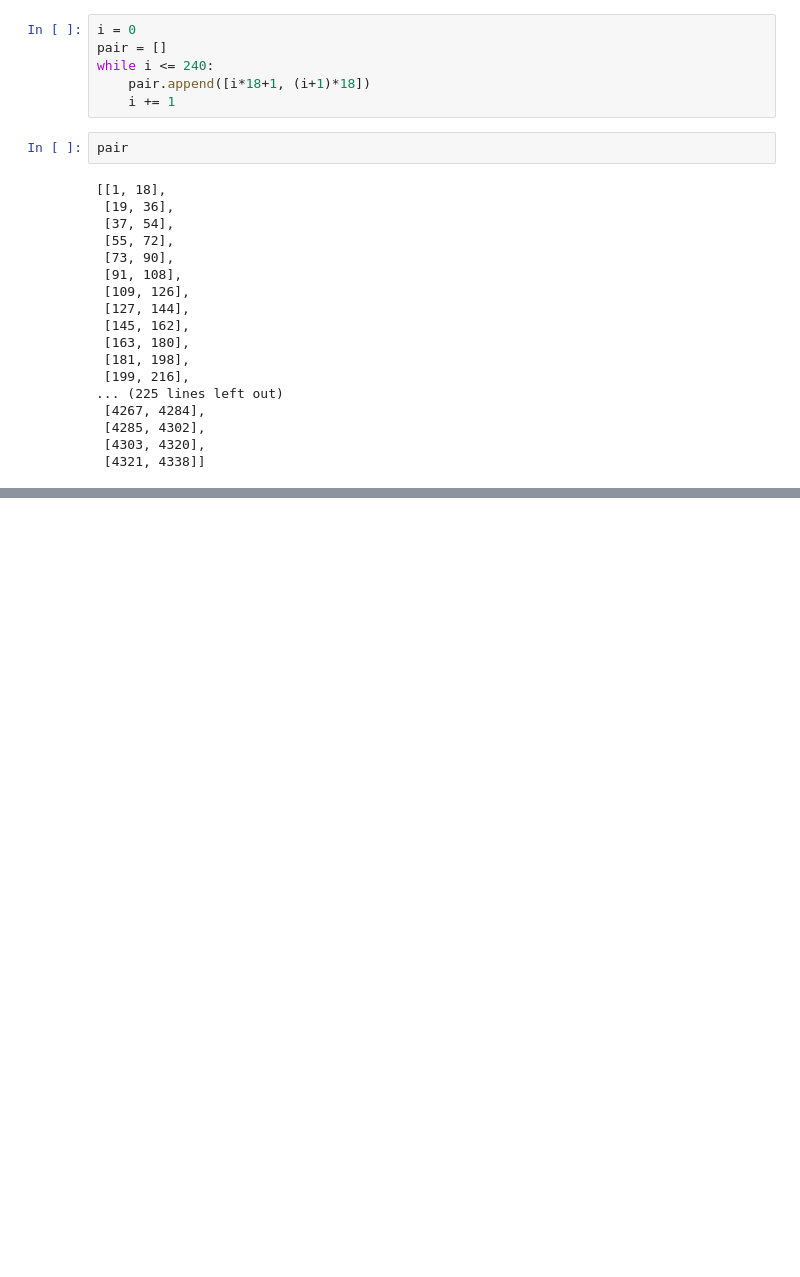
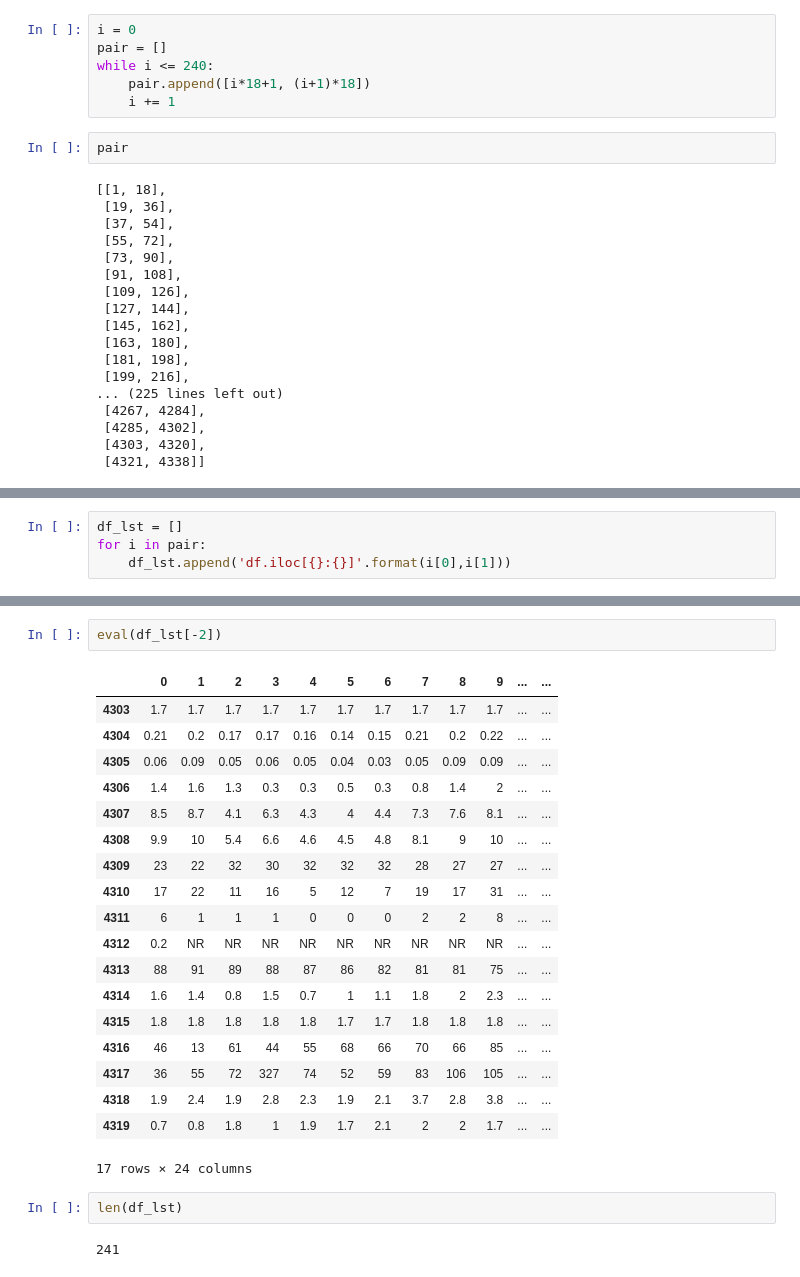
Before and after one commit to paxton615/Predict_PM2.5, a Jupyter notebook: Predict_PM2.5.ipynb, the cells around one changed output, grey strips where cells are left out. Saved outputs shown, nothing was run; the diff lists cells and outputs as text; blank space fills up the shorter version.

```diff
--- a/Predict_PM2.5.ipynb
+++ b/Predict_PM2.5.ipynb
@@ -231,0 +237,4 @@ pair
+# %%
+df_lst = []
+for i in pair:
+    df_lst.append('df.iloc[{}:{}]'.format(i[0],i[1]))
@@ -259,0 +287,26 @@ array([[0.00000000e+000, 2.16538513e-314, 3.40717551e-319, ...,
+# %%
+eval(df_lst[-2])
+# %% [output]
+|  | 0 | 1 | 2 | 3 | 4 | 5 | 6 | 7 | 8 | 9 | ... | ... |
+| 4303 | 1.7 | 1.7 | 1.7 | 1.7 | 1.7 | 1.7 | 1.7 | 1.7 | 1.7 | 1.7 | ... | ... |
+| 4304 | 0.21 | 0.2 | 0.17 | 0.17 | 0.16 | 0.14 | 0.15 | 0.21 | 0.2 | 0.22 | ... | ... |
+| 4305 | 0.06 | 0.09 | 0.05 | 0.06 | 0.05 | 0.04 | 0.03 | 0.05 | 0.09 | 0.09 | ... | ... |
+| 4306 | 1.4 | 1.6 | 1.3 | 0.3 | 0.3 | 0.5 | 0.3 | 0.8 | 1.4 | 2 | ... | ... |
+| 4307 | 8.5 | 8.7 | 4.1 | 6.3 | 4.3 | 4 | 4.4 | 7.3 | 7.6 | 8.1 | ... | ... |
+| 4308 | 9.9 | 10 | 5.4 | 6.6 | 4.6 | 4.5 | 4.8 | 8.1 | 9 | 10 | ... | ... |
+| 4309 | 23 | 22 | 32 | 30 | 32 | 32 | 32 | 28 | 27 | 27 | ... | ... |
+| 4310 | 17 | 22 | 11 | 16 | 5 | 12 | 7 | 19 | 17 | 31 | ... | ... |
+| 4311 | 6 | 1 | 1 | 1 | 0 | 0 | 0 | 2 | 2 | 8 | ... | ... |
+| 4312 | 0.2 | NR | NR | NR | NR | NR | NR | NR | NR | NR | ... | ... |
+| 4313 | 88 | 91 | 89 | 88 | 87 | 86 | 82 | 81 | 81 | 75 | ... | ... |
+| 4314 | 1.6 | 1.4 | 0.8 | 1.5 | 0.7 | 1 | 1.1 | 1.8 | 2 | 2.3 | ... | ... |
+| 4315 | 1.8 | 1.8 | 1.8 | 1.8 | 1.8 | 1.7 | 1.7 | 1.8 | 1.8 | 1.8 | ... | ... |
+| 4316 | 46 | 13 | 61 | 44 | 55 | 68 | 66 | 70 | 66 | 85 | ... | ... |
+| 4317 | 36 | 55 | 72 | 327 | 74 | 52 | 59 | 83 | 106 | 105 | ... | ... |
+| 4318 | 1.9 | 2.4 | 1.9 | 2.8 | 2.3 | 1.9 | 2.1 | 3.7 | 2.8 | 3.8 | ... | ... |
+| 4319 | 0.7 | 0.8 | 1.8 | 1 | 1.9 | 1.7 | 2.1 | 2 | 2 | 1.7 | ... | ... |
+17 rows × 24 columns
+# %%
+len(df_lst)
+# %% [output]
+241
```
Also changed, not shown: parts of 8 cells of this notebook.
